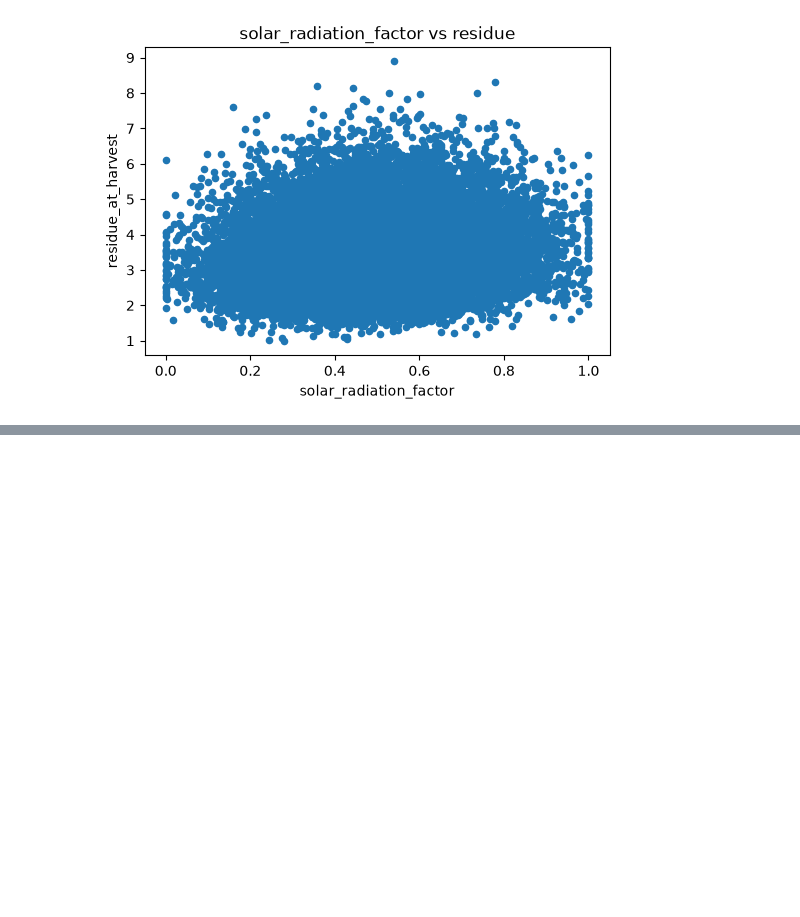
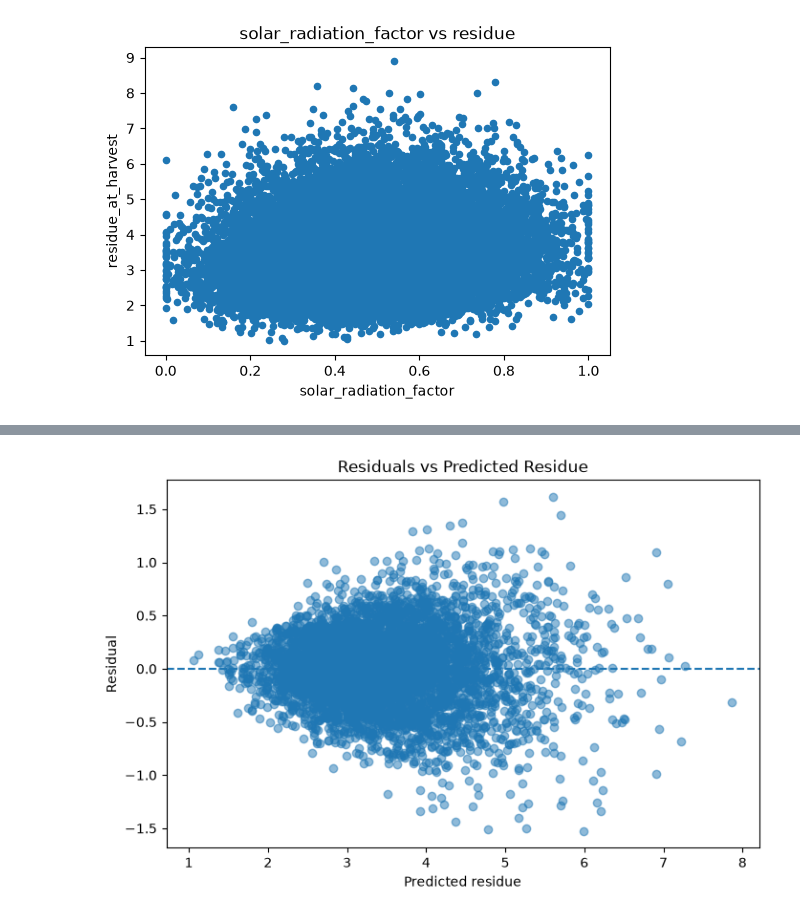
Before and after one commit to aliyufaisall/AGROSAFE-RESIDUE-PREDICTOR, a Jupyter notebook: notebooks/residue_predictor.ipynb, the cells around one changed output, grey strips where cells are left out. Cells and saved outputs as stored; diff of their text form; code cells hidden in the pictures; blank space fills up the shorter version.

```diff
--- a/notebooks/residue_predictor.ipynb
+++ b/notebooks/residue_predictor.ipynb
@@ -244,0 +266,8 @@ for feature in features:
+# %%
+from sklearn.dummy import DummyRegressor
+
+baseline = DummyRegressor(strategy="mean")
+
+baseline.fit(X_train, y_train)
+
+baseline_predictions = baseline.predict(X_test)
@@ -244,0 +285,18 @@ for feature in features:
+# %%
+from sklearn.linear_model import LinearRegression
+from sklearn.metrics import mean_absolute_error, mean_squared_error, r2_score
+import numpy as np
+
+linear_model = LinearRegression()
+
+linear_model.fit(X_train, y_train)
+
+linear_predictions = linear_model.predict(X_test)
+
+mae = mean_absolute_error(y_test, linear_predictions)
+rmse = np.sqrt(mean_squared_error(y_test, linear_predictions))
+r2 = r2_score(y_test, linear_predictions)
+
+print("MAE:", mae)
+print("RMSE:", rmse)
+print("R²:", r2)
@@ -244,0 +482,17 @@ for feature in features:
+# %%
+import matplotlib.pyplot as plt
+
+residuals = y_test - linear_predictions
+
+plt.figure(figsize=(8, 5))
+plt.scatter(linear_predictions, residuals, alpha=0.5)
+
+plt.axhline(y=0, linestyle="--")
+
+plt.xlabel("Predicted residue")
+plt.ylabel("Residual")
+plt.title("Residuals vs Predicted Residue")
+
+plt.show()
+# %% [output]
+[figure, added]
```
Also changed, not shown: parts of 14 cells of this notebook, 5 other files.
